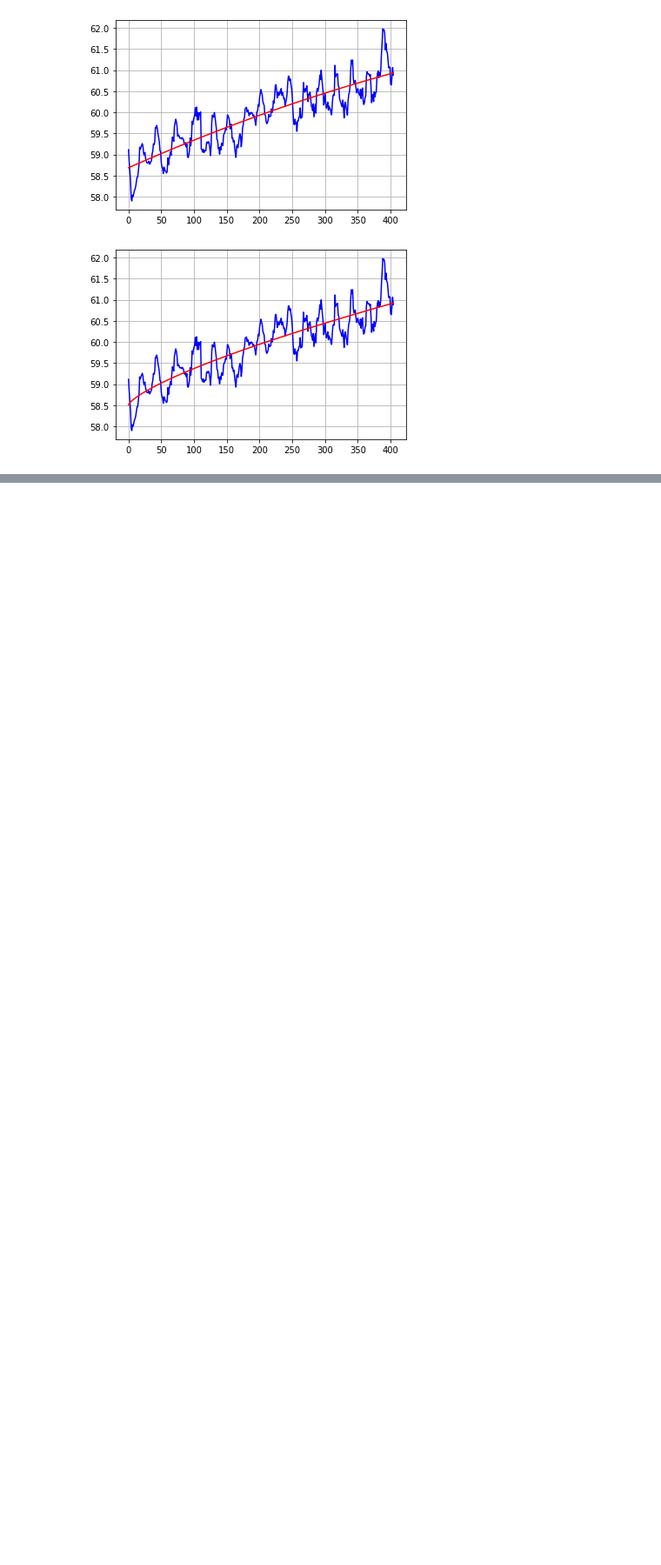
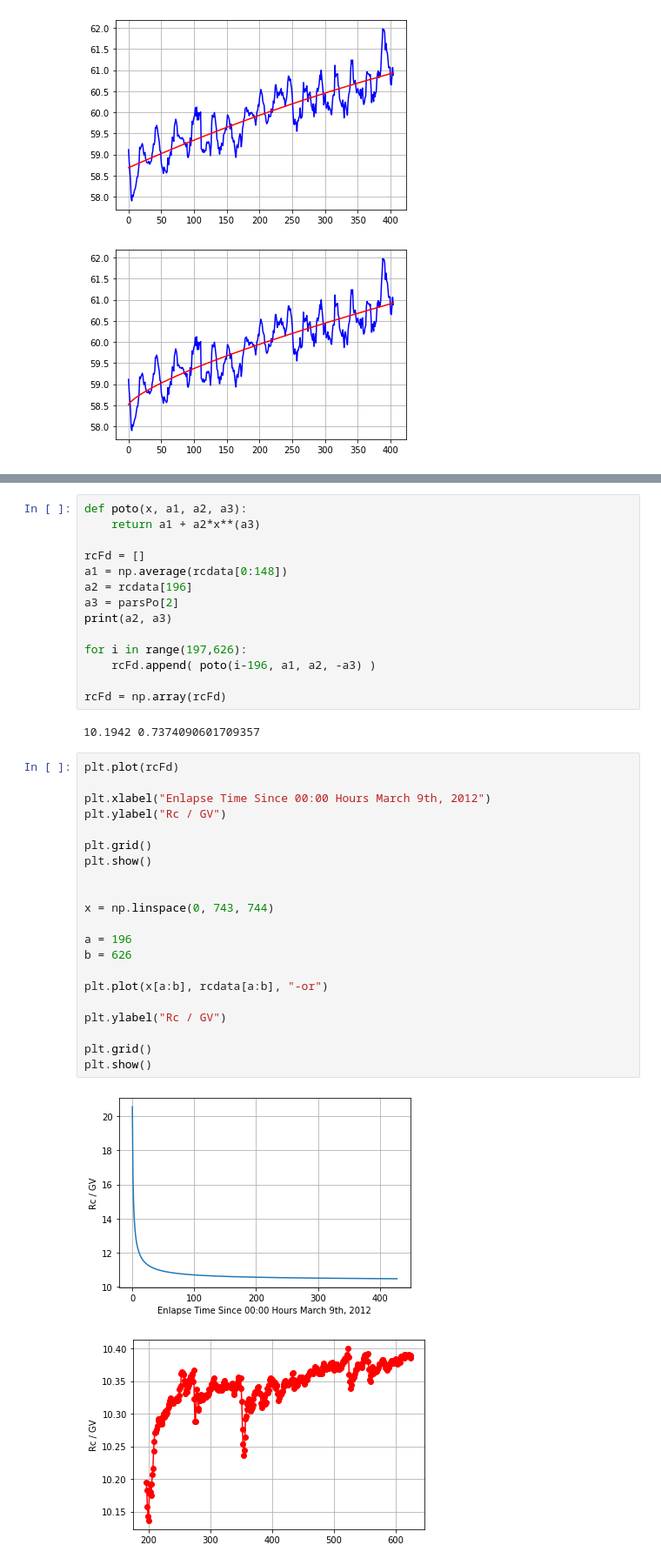
Before and after one commit to michelypj/codigos, a Jupyter notebook: msd/fitting_muon_all.ipynb, the cells around one changed output, grey strips where cells are left out. Shown at 87% size. Cells and saved outputs as stored; diff of their text form; blank space fills up the shorter version.

```diff
--- a/msd/fitting_muon_all.ipynb
+++ b/msd/fitting_muon_all.ipynb
@@ -168,0 +191,40 @@ plt.show()
+# %%
+def poto(x, a1, a2, a3):
+    return a1 + a2*x**(a3)
+
+rcFd = []
+a1 = np.average(rcdata[0:148])
+a2 = rcdata[196]
+a3 = parsPo[2]
+print(a2, a3)
+
+for i in range(197,626):
+    rcFd.append( poto(i-196, a1, a2, -a3) )
+
+rcFd = np.array(rcFd)
+# %% [output]
+10.1942 0.7374090601709357
+# %%
+plt.plot(rcFd)
+
+plt.xlabel("Enlapse Time Since 00:00 Hours March 9th, 2012")
+plt.ylabel("Rc / GV")
+
+plt.grid()
+plt.show()
+
+
+x = np.linspace(0, 743, 744)
+
+a = 196
+b = 626
+
+plt.plot(x[a:b], rcdata[a:b], "-or")
+
+plt.ylabel("Rc / GV")
+
+plt.grid()
+plt.show()
+# %% [output]
+[figure, added]
+[figure, added]
```
Also changed, not shown: parts of 5 cells of this notebook.
